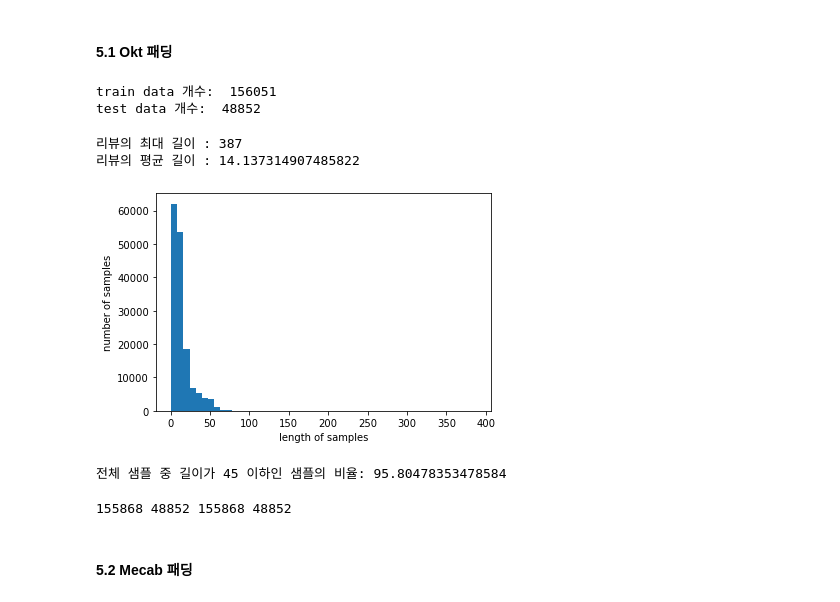
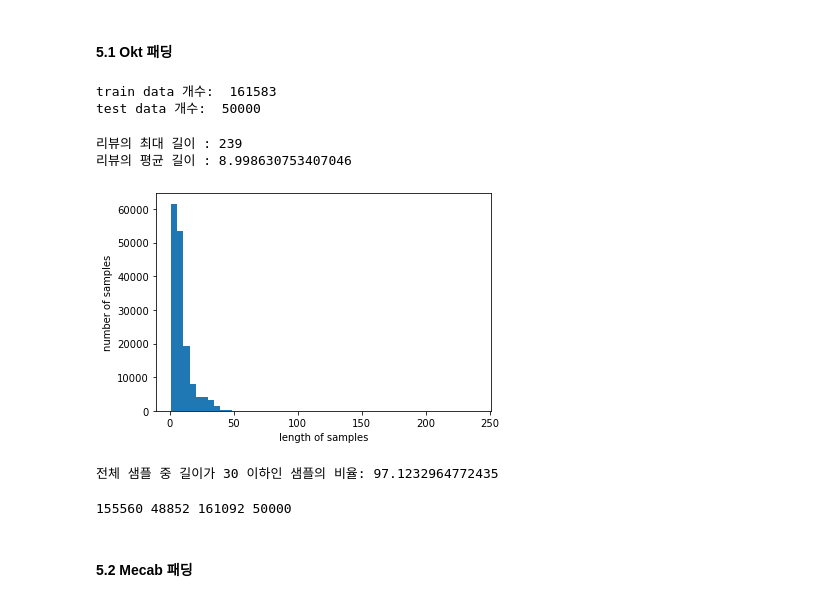
Before and after one commit to huitaek/project-nlp, a Jupyter notebook: preprocessing.ipynb, the cells around one changed output. Saved outputs shown, nothing was run; the diff lists cells and outputs as text; code cells hidden in the pictures.

```diff
--- a/preprocessing.ipynb
+++ b/preprocessing.ipynb
@@ -180,20 +180,15 @@ stopwords_2 = pd.read_table("./data/stopwords/stopwords_2.txt", names=['stopword
 stopwords_2 = stopwords_2['stopwords']
 print(len(stopwords_2))
 
-stopwords_3 = pd.read_csv("./data/stopwords/stopwords2.csv", encoding='CP949')
-stopwords_3 = stopwords_3['stopwords']
-print(len(stopwords_3))
-
 # 불용어 사전 병합
 
-stopwords = pd.concat([stopwords, stopwords_2, stopwords_3], axis=0)
+stopwords = pd.concat([stopwords, stopwords_2], axis=0)
 stopwords.drop_duplicates(inplace=True)
 stopwords.reset_index(inplace=True, drop=True)
 print(len(stopwords))
 
-stopwords.to_csv("./data/stopwords/stopwords_concat.csv", encoding='CP949')
-
-stopwords = list(stopwords)
+# stopwords.to_csv("./data/stopwords/stopwords_concat.csv", encoding='CP949')
+type(stopwords)
 # %% [output]
 677
 100
@@ -404,37 +399,37 @@ y_train = np.delete(y_train, drop_train, axis=0)
 print('train data 개수: ', len(train_data))
 print('test data 개수: ', len(test_data))
 # %% [output]
-train data 개수:  156051
-test data 개수:  48852
+train data 개수:  161583
+test data 개수:  50000
 # %%
 # max_len 결정
 
 import matplotlib.pyplot as plt
 
 print('리뷰의 최대 길이 :',max(len(review) for review in X_train))
 print('리뷰의 평균 길이 :',sum(map(len, X_train))/len(X_train))
 
 plt.hist([len(review) for review in X_train], bins=50)
 plt.xlabel('length of samples')
 plt.ylabel('number of samples')
 plt.show()
 
 def below_threshold_len(max_len, nested_list):
     count = 0
     for sentence in nested_list:
         if(len(sentence) <= max_len):
             count = count + 1
     print('전체 샘플 중 길이가 %s 이하인 샘플의 비율: %s'%(max_len, (count / len(nested_list))*100))
 
 
 
-max_len = 45
+max_len = 30
 below_threshold_len(max_len, X_train)
 # %% [output]
-리뷰의 최대 길이 : 387
-리뷰의 평균 길이 : 14.137314907485822
+리뷰의 최대 길이 : 239
+리뷰의 평균 길이 : 8.998630753407046
-[figure, old version]
+[figure, new version]
-전체 샘플 중 길이가 45 이하인 샘플의 비율: 95.80478353478584
+전체 샘플 중 길이가 30 이하인 샘플의 비율: 97.1232964772435
 # %%
 # max_len 에 맞게 데이터셋 패딩
 
@@ -456,7 +451,7 @@ temp.to_csv('./data/okt/y_test.csv', index=False)
 
 print(len(X_train), len(X_test), len(y_train), len(y_test))
 # %% [output]
-155868 48852 155868 48852
+155560 48852 161092 50000
 # %% [markdown]
 #### 5.2 Mecab 패딩
 # %%
```
Also changed, not shown: parts of 2 cells of this notebook, 8 other files.
